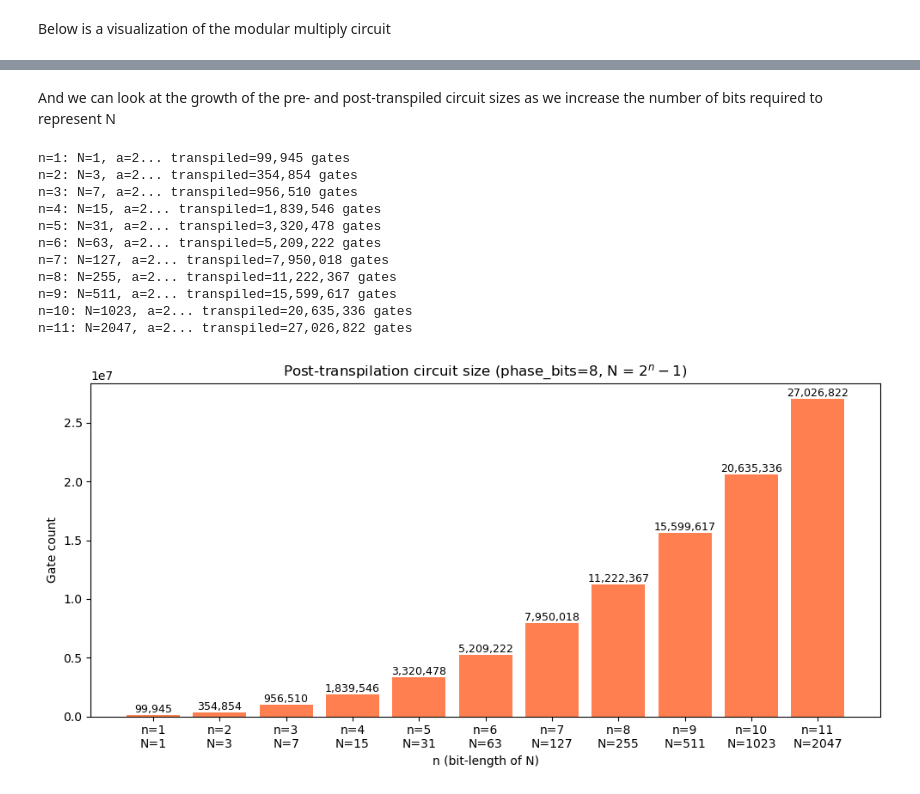
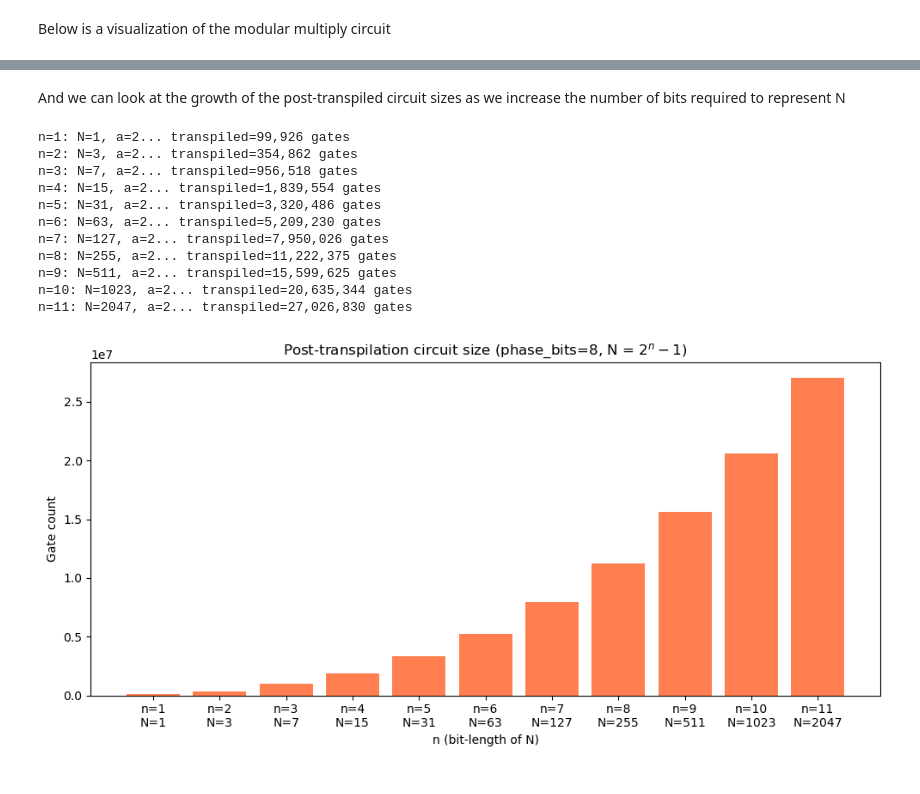
Before and after one commit to ryanfarr01/QIP_Project, a Jupyter notebook: shors_implementation.ipynb, the cells around one changed output, grey strips where cells are left out. Cells and saved outputs as stored; diff of their text form; code cells hidden in the pictures.

```diff
--- a/shors_implementation.ipynb
+++ b/shors_implementation.ipynb
@@ -89,10 +89,10 @@ def phase_adder(k: int, N: int) -> qk.QuantumCircuit:
     qc = qk.QuantumCircuit(add, flag, name=f"phase_add_{k}_mod_{N}")
 
     # Add +k in the Fourier basis
-    qc.compose(add_k_fourier(k, N), qubits=add, inplace=True)
+    qc.compose(add_k_fourier(k, N).to_gate(label='add_a_Fourier'), qubits=add, inplace=True)
 
     # Subtract N (by applying the inverse of the Fourier addition)
-    qc.compose(add_k_fourier(N, N).inverse(), qubits=add, inplace=True)
+    qc.compose(add_k_fourier(N, N).inverse().to_gate(label='add_N_Fourier_dg'), qubits=add, inplace=True)
 
     # Leave the Fourier basis so we can inspect whether the subtraction caused underflow
     qc.append(ql.QFTGate(n + 1).inverse(), add)
@@ -105,13 +105,13 @@ def phase_adder(k: int, N: int) -> qk.QuantumCircuit:
 
     # If the subtraction underflowed, add N back.
     qc.compose(
-        add_k_fourier(N, N).control(1),
+        add_k_fourier(N, N).to_gate(label='add_N_Fourier').control(1),
         qubits=[flag[0], *add],
         inplace=True,
     )
 
     # Uncompute the flag ancilla.
-    qc.compose(add_k_fourier(k, N).inverse(), qubits=add, inplace=True)
+    qc.compose(add_k_fourier(k, N).inverse().to_gate(label='add_a_Fourier_dg'), qubits=add, inplace=True)
     qc.append(ql.QFTGate(n + 1).inverse(), add)
 
     # Flip flag if add[0] == 0
@@ -120,7 +120,7 @@ def phase_adder(k: int, N: int) -> qk.QuantumCircuit:
     qc.x(add[0])
 
     qc.append(ql.QFTGate(n + 1), add)
-    qc.compose(add_k_fourier(k, N), qubits=add, inplace=True)
+    qc.compose(add_k_fourier(k, N).to_gate(label='add_a_Fourier'), qubits=add, inplace=True)
 
     return qc
 # %%
@@ -148,9 +148,12 @@ def mul_out_k_mod(k: int, N: int) -> qk.QuantumCircuit:
       [2n+1]           = flag ancilla
     """
     n = N.bit_length()
-    total_qubits = 2 * n + 2
+    # total_qubits = 2 * n + 2
+    qrx = qk.QuantumRegister(n, name='x')
+    qra = qk.QuantumRegister(n+1, name='acc')
+    qrf = qk.QuantumRegister(1, name='flag')
 
-    qc = qk.QuantumCircuit(total_qubits, name=f"mul_out_{k}_mod_{N}")
+    qc = qk.QuantumCircuit(qrx, qra, qrf, name=f"mul_out_{k}_mod_{N}")
 
     # Accumulator register used by the phase_adder:
     # in this layout, it is the n+1 qubits [n .. 2n] plus the last ancilla [2n+1]
@@ -166,7 +169,7 @@ def mul_out_k_mod(k: int, N: int) -> qk.QuantumCircuit:
         shifted_const = (k * pow(2, n - 1 - idx, N)) % N
 
         qc.compose(
-            phase_adder(shifted_const, N).control(1),
+            phase_adder(shifted_const, N).to_gate(label=f'add {shifted_const} mod N').control(1),
             qubits=[idx] + acc_and_flag,
             inplace=True,
         )
@@ -249,7 +252,7 @@ def shor_period_finding_circuit(a: int, N: int, phase_bits: int | None = None) -
     # For Shor, the i-th phase qubit controls multiplication by a^(2^i) mod N
     for i in range(t):
         multiplier = pow(a, 2**i, N)
-        controlled_mult = modular_multiply(multiplier, N).control(1)
+        controlled_mult = modular_multiply(multiplier, N).to_gate(label='mod multiply').control(1)
 
         qc.compose(
             controlled_mult,
@@ -438,5 +452,5 @@ phase_adder(k=3, N=15).draw('latex')
 # %% [markdown]
-And we can look at the growth of the pre- and post-transpiled circuit sizes as we increase the number of bits required to represent N
+And we can look at the growth of the post-transpiled circuit sizes as we increase the number of bits required to represent N
 # %%
 n_values = []
 N_values = []
@@ -449,44 +463,42 @@ for n in range(1, 12):
 
     # Pick the smallest valid a
     a_test = 2
     while math.gcd(a_test, N_test) != 1:
         a_test += 1
 
     print(f"n={n}: N={N_test}, a={a_test}...", end=" ", flush=True)
 
     qc = shor_period_finding_circuit(a=a_test, N=N_test, phase_bits=8)
     qc_t = transpile(qc, basis_gates=basis_gates)
     post = qc_t.size()
 
     print(f"transpiled={post:,} gates")
 
     n_values.append(n)
     N_values.append(N_test)
     post_gates.append(post)
 
 fig, ax = plt.subplots(figsize=(10, 5))
 
 labels = [f"n={n}\nN={N}" for n, N in zip(n_values, N_values)]
 
 ax.bar(labels, post_gates, color="coral")
 ax.set_xlabel("n (bit-length of N)")
 ax.set_ylabel("Gate count")
 ax.set_title("Post-transpilation circuit size (phase_bits=8, N = $2^n - 1$)")
-for i, v in enumerate(post_gates):
-    ax.text(i, v, f"{v:,}", ha="center", va="bottom", fontsize=9)
 
 fig.tight_layout()
 plt.show()
 # %% [output]
-n=1: N=1, a=2... transpiled=99,945 gates
-n=2: N=3, a=2... transpiled=354,854 gates
-n=3: N=7, a=2... transpiled=956,510 gates
-n=4: N=15, a=2... transpiled=1,839,546 gates
-n=5: N=31, a=2... transpiled=3,320,478 gates
-n=6: N=63, a=2... transpiled=5,209,222 gates
-n=7: N=127, a=2... transpiled=7,950,018 gates
-n=8: N=255, a=2... transpiled=11,222,367 gates
-n=9: N=511, a=2... transpiled=15,599,617 gates
-n=10: N=1023, a=2... transpiled=20,635,336 gates
-n=11: N=2047, a=2... transpiled=27,026,822 gates
+n=1: N=1, a=2... transpiled=99,926 gates
+n=2: N=3, a=2... transpiled=354,862 gates
+n=3: N=7, a=2... transpiled=956,518 gates
+n=4: N=15, a=2... transpiled=1,839,554 gates
+n=5: N=31, a=2... transpiled=3,320,486 gates
+n=6: N=63, a=2... transpiled=5,209,230 gates
+n=7: N=127, a=2... transpiled=7,950,026 gates
+n=8: N=255, a=2... transpiled=11,222,375 gates
+n=9: N=511, a=2... transpiled=15,599,625 gates
+n=10: N=1023, a=2... transpiled=20,635,344 gates
+n=11: N=2047, a=2... transpiled=27,026,830 gates
-[figure, old version]
+[figure, new version]
```
Also changed, not shown: parts of 14 cells of this notebook.
